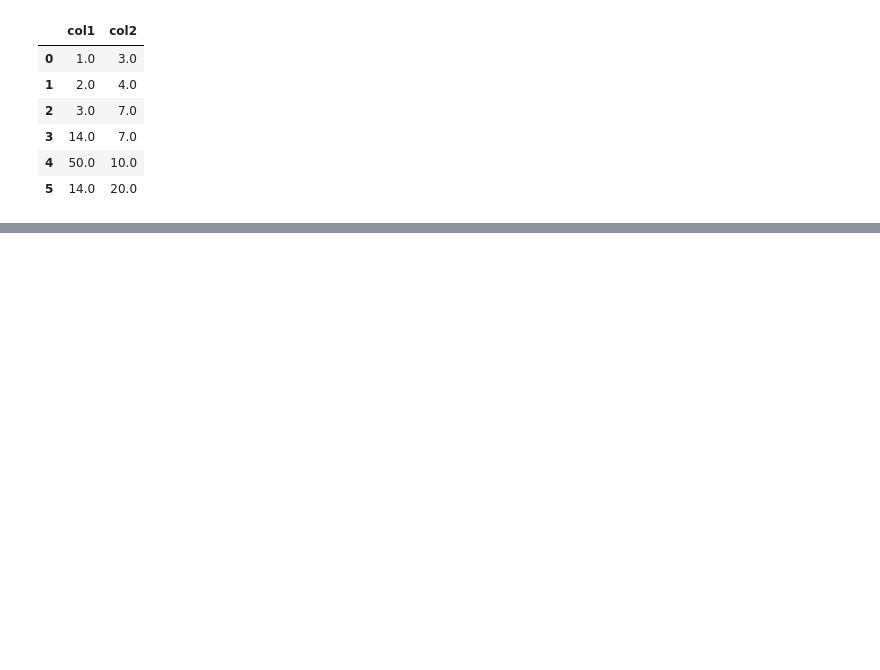
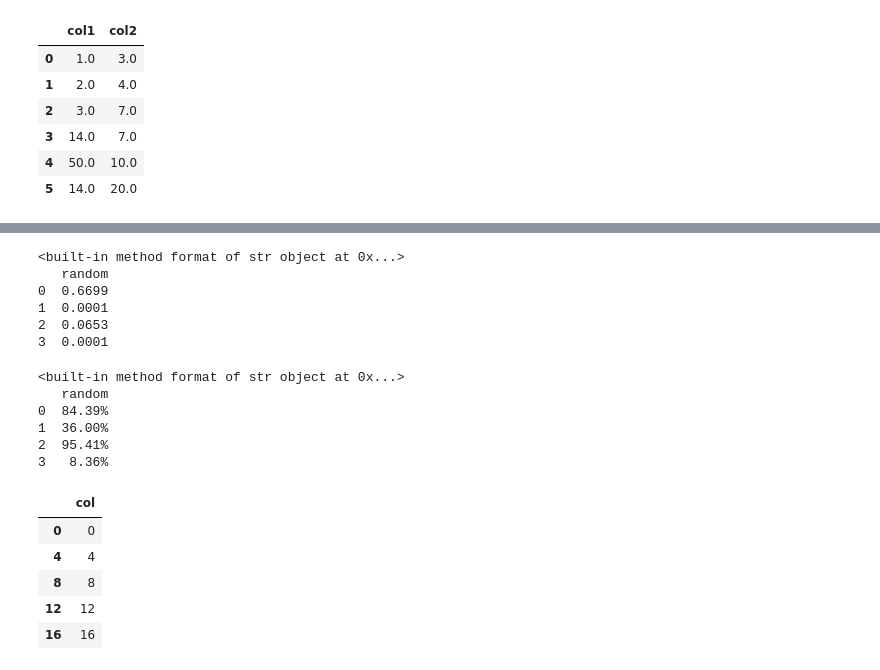
Before and after one commit to FredBrit/fluent_python, a Jupyter notebook: pandas_tasks.ipynb, the cells around one changed output, grey strips where cells are left out. Drawn from its saved outputs; the diff is of its cells as text; code cells hidden in the pictures; blank space fills up the shorter version.

```diff
--- a/pandas_tasks.ipynb
+++ b/pandas_tasks.ipynb
@@ -853,0 +974,47 @@ df
+# %%
+df = pd.DataFrame(np.random.random(4)**10, columns=['random'])
+
+# Устанавливаем формат
+pd.set_option('display.float_format', '{:.4f}'.format)       # максимум 10 строк
+
+# Проверяем
+print(pd.get_option('display.float_format'))
+
+print(df)
+# %% [output]
+<built-in method format of str object at 0x...>
+   random
+0  0.6699
+1  0.0001
+2  0.0653
+3  0.0001
+# %%
+df = pd.DataFrame(np.random.random(4), columns=['random'])
+
+# Устанавливаем формат
+pd.set_option('display.float_format', '{:.2%}'.format)       # максимум 10 строк
+
+# Проверяем
+print(pd.get_option('display.float_format'))
+
+print(df)
+# %% [output]
+<built-in method format of str object at 0x...>
+   random
+0  84.39%
+1  36.00%
+2  95.41%
+3   8.36%
+# %%
+# Фильтрация строк в датафрейме, каждая четвертая строка
+
+df=pd.DataFrame(np.arange(20), columns=['col'])
+df=df[df['col']%4==0]
+df
+# %% [output]
+|  | col |
+| 0 | 0 |
+| 4 | 4 |
+| 8 | 8 |
+| 12 | 12 |
+| 16 | 16 |
```
Also changed, not shown: parts of 6 cells of this notebook, 1 other file.
